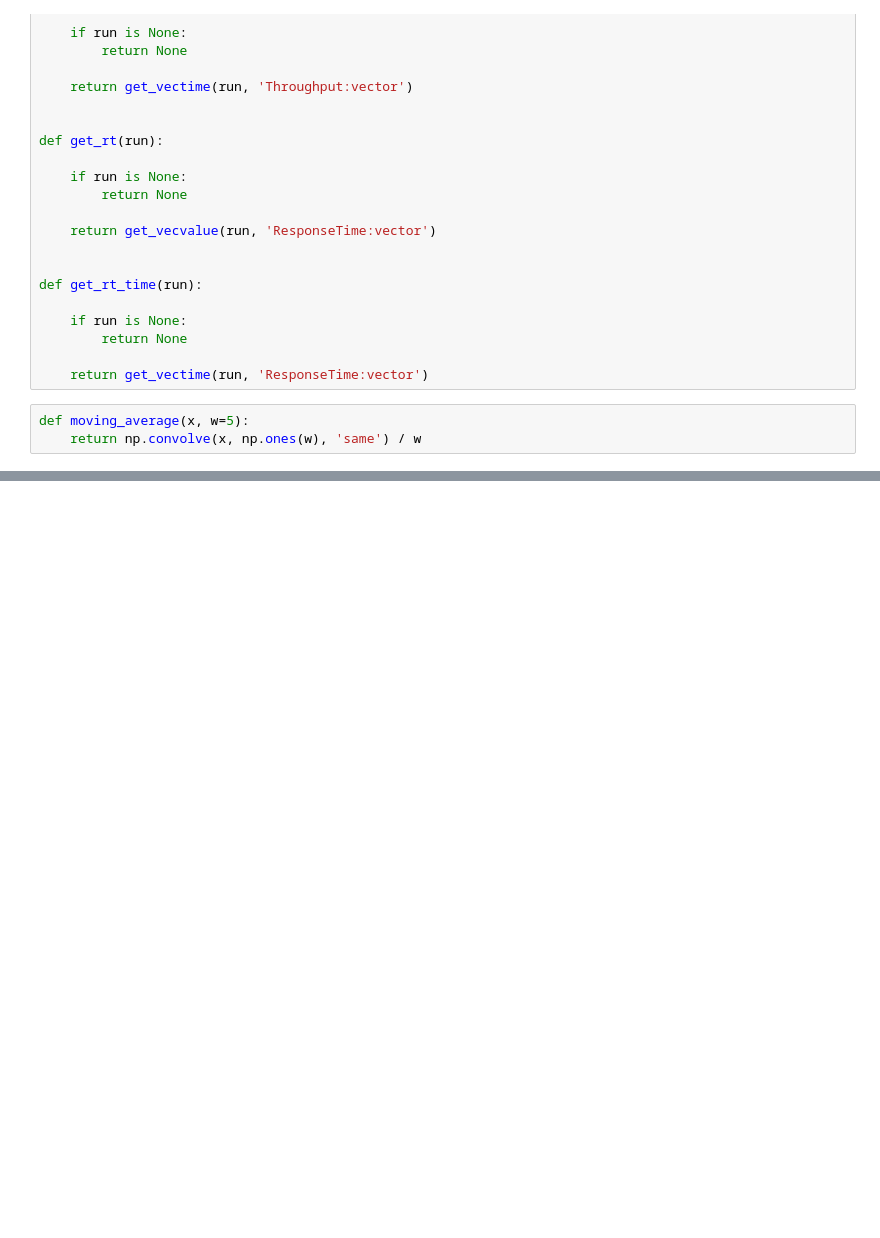
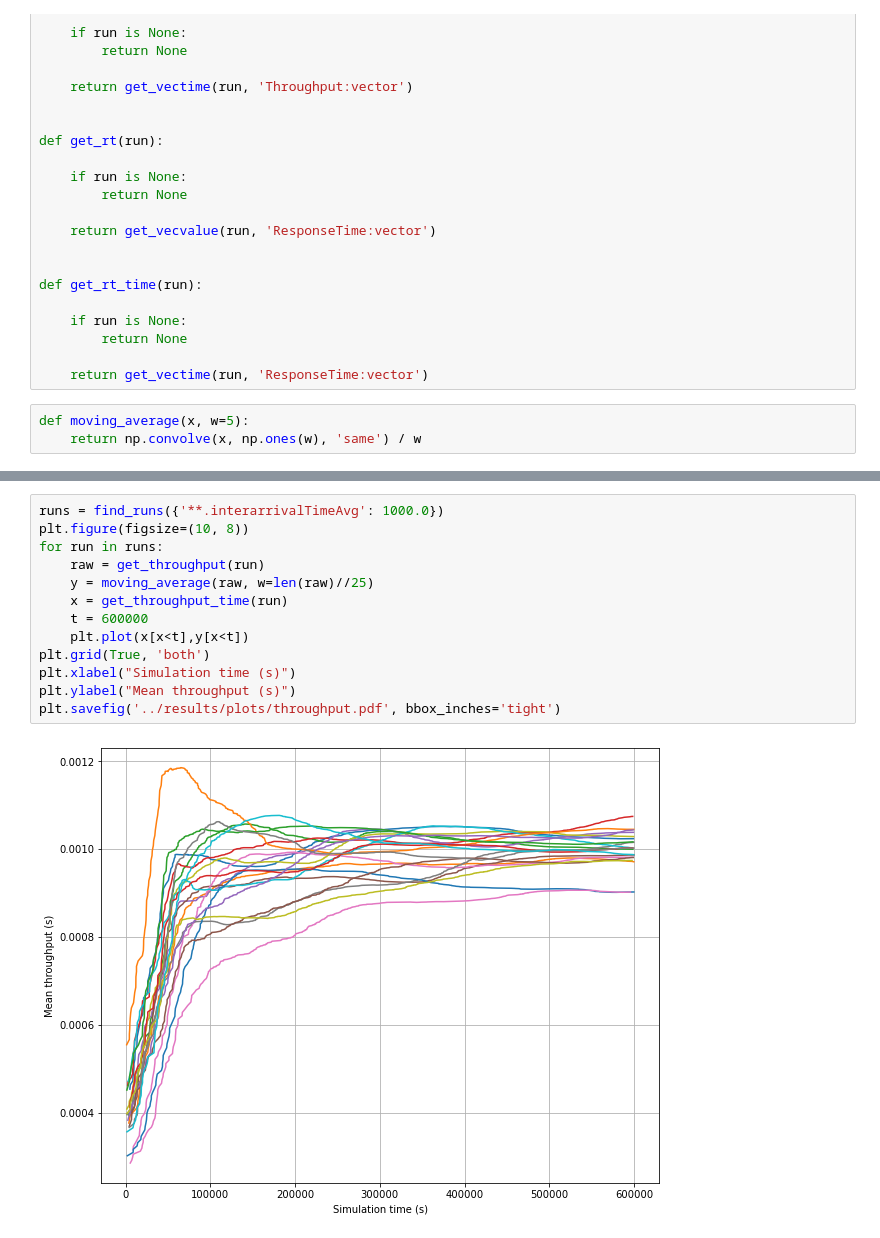
Before and after one commit to bendonio/Control-Tower-Project, a Jupyter notebook: CT/simulations/jupyter/warm_up.ipynb, the cells around one changed output, grey strips where cells are left out. Cells and saved outputs as stored; diff of their text form; blank space fills up the shorter version.

```diff
--- a/CT/simulations/jupyter/warm_up.ipynb
+++ b/CT/simulations/jupyter/warm_up.ipynb
@@ -124,0 +125,15 @@ plt.savefig('../results/plots/throughput.pdf', bbox_inches='tight')
+# %%
+runs = find_runs({'**.interarrivalTimeAvg': 1000.0})
+plt.figure(figsize=(10, 8))
+for run in runs:
+    raw = get_throughput(run)
+    y = moving_average(raw, w=len(raw)//25)
+    x = get_throughput_time(run)
+    t = 600000
+    plt.plot(x[x<t],y[x<t])
+plt.grid(True, 'both')
+plt.xlabel("Simulation time (s)")
+plt.ylabel("Mean throughput (s)")
+plt.savefig('../results/plots/throughput.pdf', bbox_inches='tight')
+# %% [output]
+[figure, added]
```
Also changed, not shown: parts of 5 cells of this notebook, 5 other files.
